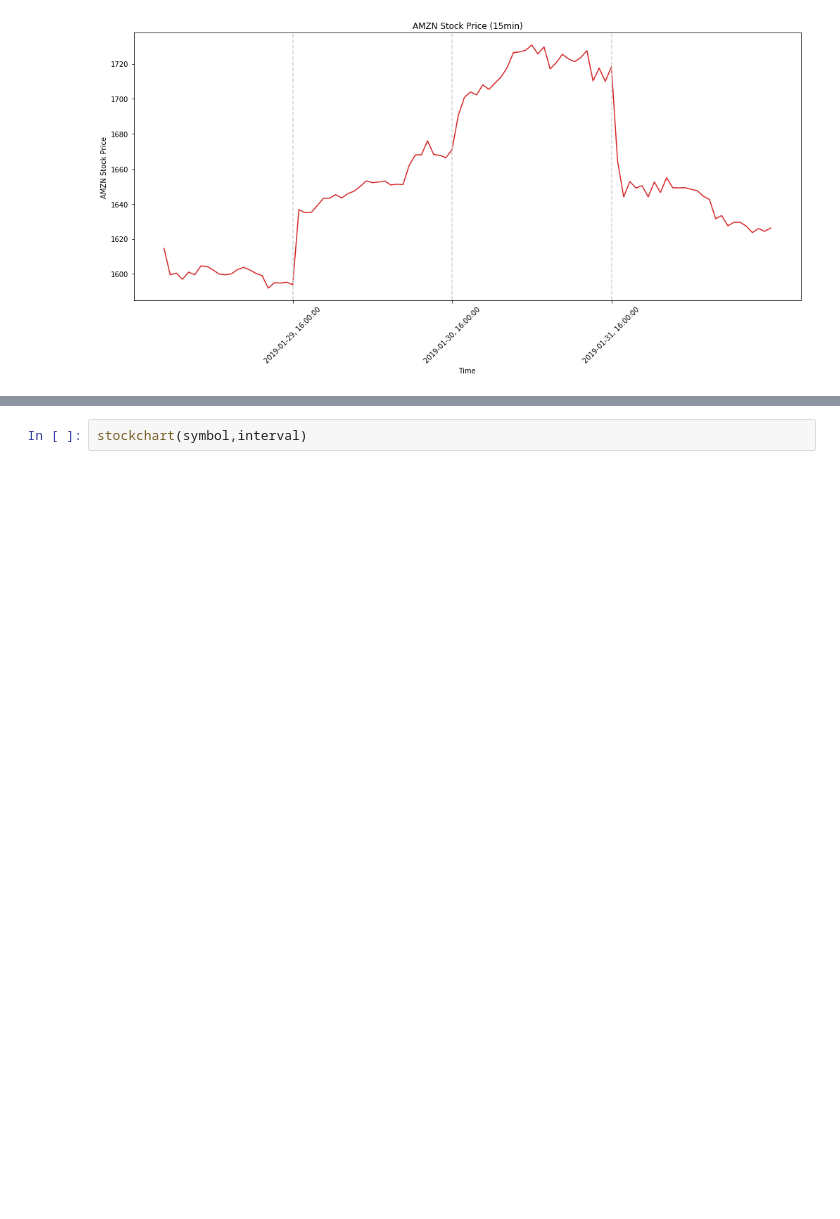
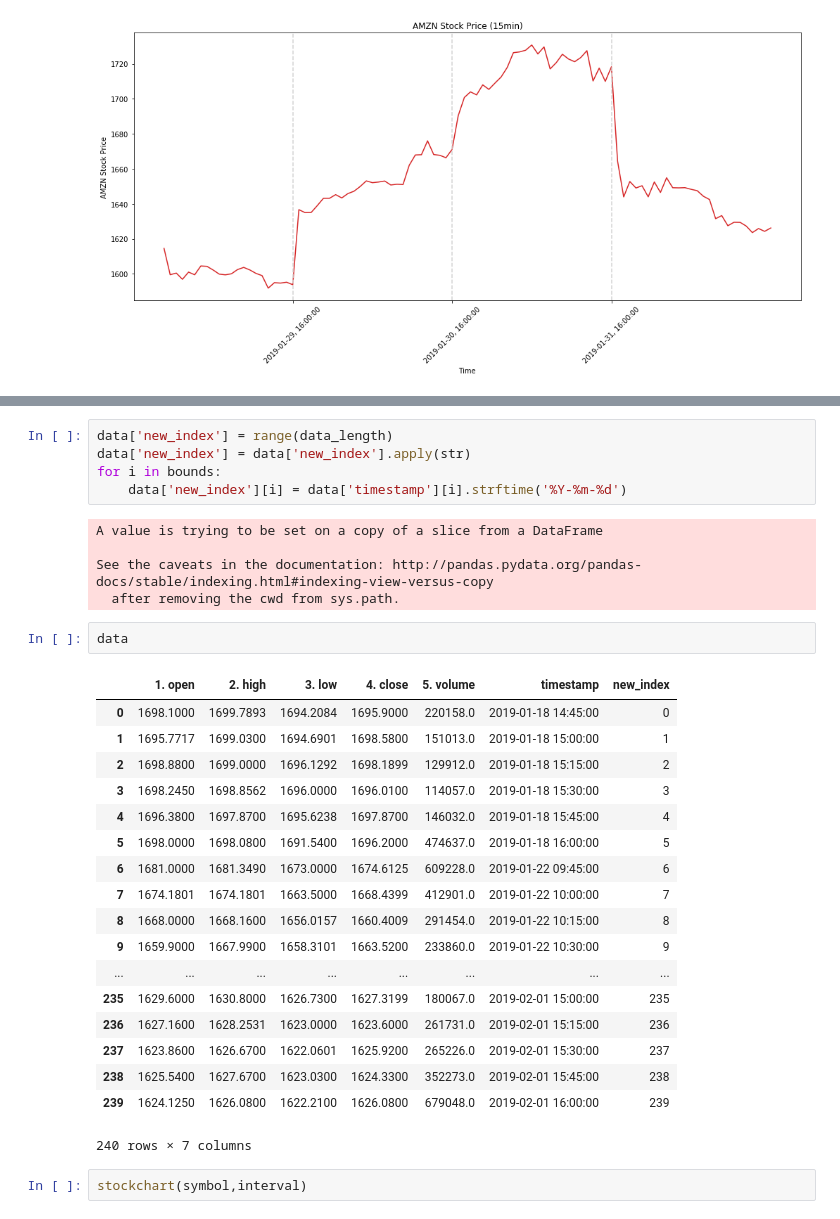
Before and after one commit to zhems/StockDashboard, a Jupyter notebook: Dashboard.ipynb, the cells around one changed output, grey strips where cells are left out. Cells and saved outputs as stored; diff of their text form; blank space fills up the shorter version.

```diff
--- a/Dashboard.ipynb
+++ b/Dashboard.ipynb
@@ -62,3 +97,34 @@ plt.show()
+# %%
+data['new_index'] = range(data_length)
+data['new_index'] = data['new_index'].apply(str)
+for i in bounds:
+    data['new_index'][i] = data['timestamp'][i].strftime('%Y-%m-%d')
+# %% [output]
+A value is trying to be set on a copy of a slice from a DataFrame
+
+See the caveats in the documentation: http://pandas.pydata.org/pandas-docs/stable/indexing.html#indexing-view-versus-copy
+  after removing the cwd from sys.path.
+# %%
+data
+# %% [output]
+|  | 1. open | 2. high | 3. low | 4. close | 5. volume | timestamp | new_index |
+| 0 | 1698.1000 | 1699.7893 | 1694.2084 | 1695.9000 | 220158.0 | 2019-01-18 14:45:00 | 0 |
+| 1 | 1695.7717 | 1699.0300 | 1694.6901 | 1698.5800 | 151013.0 | 2019-01-18 15:00:00 | 1 |
+| 2 | 1698.8800 | 1699.0000 | 1696.1292 | 1698.1899 | 129912.0 | 2019-01-18 15:15:00 | 2 |
+| 3 | 1698.2450 | 1698.8562 | 1696.0000 | 1696.0100 | 114057.0 | 2019-01-18 15:30:00 | 3 |
+| 4 | 1696.3800 | 1697.8700 | 1695.6238 | 1697.8700 | 146032.0 | 2019-01-18 15:45:00 | 4 |
+| 5 | 1698.0000 | 1698.0800 | 1691.5400 | 1696.2000 | 474637.0 | 2019-01-18 16:00:00 | 5 |
+| 6 | 1681.0000 | 1681.3490 | 1673.0000 | 1674.6125 | 609228.0 | 2019-01-22 09:45:00 | 6 |
+| 7 | 1674.1801 | 1674.1801 | 1663.5000 | 1668.4399 | 412901.0 | 2019-01-22 10:00:00 | 7 |
+| 8 | 1668.0000 | 1668.1600 | 1656.0157 | 1660.4009 | 291454.0 | 2019-01-22 10:15:00 | 8 |
+| 9 | 1659.9000 | 1667.9900 | 1658.3101 | 1663.5200 | 233860.0 | 2019-01-22 10:30:00 | 9 |
+| ... | ... | ... | ... | ... | ... | ... | ... |
+| 235 | 1629.6000 | 1630.8000 | 1626.7300 | 1627.3199 | 180067.0 | 2019-02-01 15:00:00 | 235 |
+| 236 | 1627.1600 | 1628.2531 | 1623.0000 | 1623.6000 | 261731.0 | 2019-02-01 15:15:00 | 236 |
+| 237 | 1623.8600 | 1626.6700 | 1622.0601 | 1625.9200 | 265226.0 | 2019-02-01 15:30:00 | 237 |
+| 238 | 1625.5400 | 1627.6700 | 1623.0300 | 1624.3300 | 352273.0 | 2019-02-01 15:45:00 | 238 |
+| 239 | 1624.1250 | 1626.0800 | 1622.2100 | 1626.0800 | 679048.0 | 2019-02-01 16:00:00 | 239 |
+240 rows × 7 columns
 # %%
 stockchart(symbol,interval)
 # %% [output]
```
Also changed, not shown: parts of 2 cells of this notebook.
